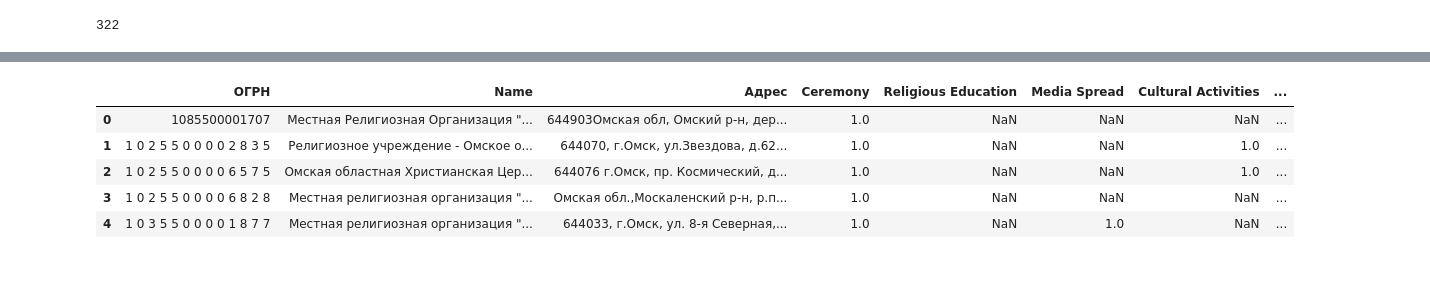
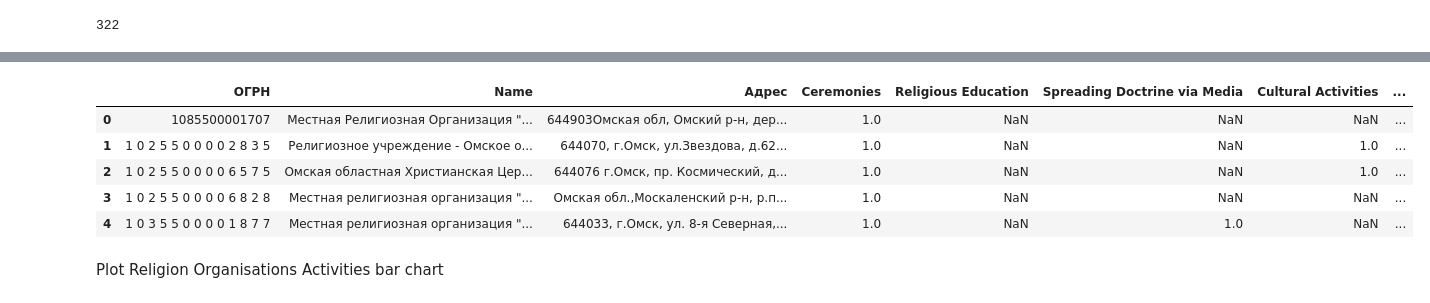
Before and after one commit to DariaKnyazeva/omsk_religion_stats, a Jupyter notebook: Religion Statistics in Omsk, Russia.ipynb, the cells around one changed output, grey strips where cells are left out. Cells and saved outputs as stored; diff of their text form; code cells hidden in the pictures; blank space fills up the shorter version.

```diff
--- a/Religion Statistics in Omsk, Russia.ipynb
+++ b/Religion Statistics in Omsk, Russia.ipynb
@@ -144,20 +191,24 @@ df.head()
 # %%
 # "Performing religious rites, sacraments, ceremonies" - "Ceremony" boolean column
 # "Spread doctrine in media" - "Media Spread" boolean colums
 
 df = df.rename(columns=lambda x: x.strip())
-df = df.rename(columns={'Наименование': 'Name', 'Отчетный период': 'Year',
-                        'Совершение религиозных обрядов, таинств, церемоний': 'Ceremony',
-                        'Распространение вероучения непосредственно или через СМИ': 'Media Spread',
+df = df.rename(columns={'Наименование': 'Name',
+                        'Отчетный период': 'Year',
+                        'Совершение религиозных обрядов, таинств, церемоний': 'Ceremonies',
+                        'Распространение вероучения непосредственно или через СМИ':
+                            'Spreading Doctrine via Media',
                         'Религиозное образование': 'Religious Education',
                         'Культурно-просветительская деятельность': 'Cultural Activities',
-                        'Распространение предметов религиозного назначения и религиозной литературы': 'Literature Distribution',
-                        'Благотворительная деятельность и иная деятельность в сфере социального обслуживания': 'Charity',
+                        'Распространение предметов религиозного назначения и религиозной литературы':
+                            'Literature Distribution',
+                        'Благотворительная деятельность и иная деятельность в сфере социального обслуживания':
+                            'Charity',
                         'Расходы за период, тыс. Руб.': 'Expenditures'})
 
 df.head()
 # %% [output]
-|  | ОГРН | Name | Адрес | Ceremony | Religious Education | Media Spread | Cultural Activities | ... |
+|  | ОГРН | Name | Адрес | Ceremonies | Religious Education | Spreading Doctrine via Media | Cultural Activities | ... |
 | 0 | 1085500001707 | Местная Религиозная Организация "... | 644903Омская обл, Омский р-н, дер... | 1.0 | NaN | NaN | NaN | ... |
 | 1 | 1 0 2 5 5 0 0 0 0 2 8 3 5 | Религиозное учреждение - Омское о... | 644070, г.Омск, ул.Звездова, д.62... | 1.0 | NaN | NaN | 1.0 | ... |
 | 2 | 1 0 2 5 5 0 0 0 0 6 5 7 5 | Омская областная Христианская Цер... | 644076 г.Омск, пр. Космический, д... | 1.0 | NaN | NaN | 1.0 | ... |
@@ -173 +225,3 @@ df_expenditures = df_expenditures[df_expenditures['Expenditures'] > 0]
+# %% [markdown]
+Plot Religion Organisations Activities bar chart
 # %%
```
Also changed, not shown: parts of 17 cells of this notebook.
